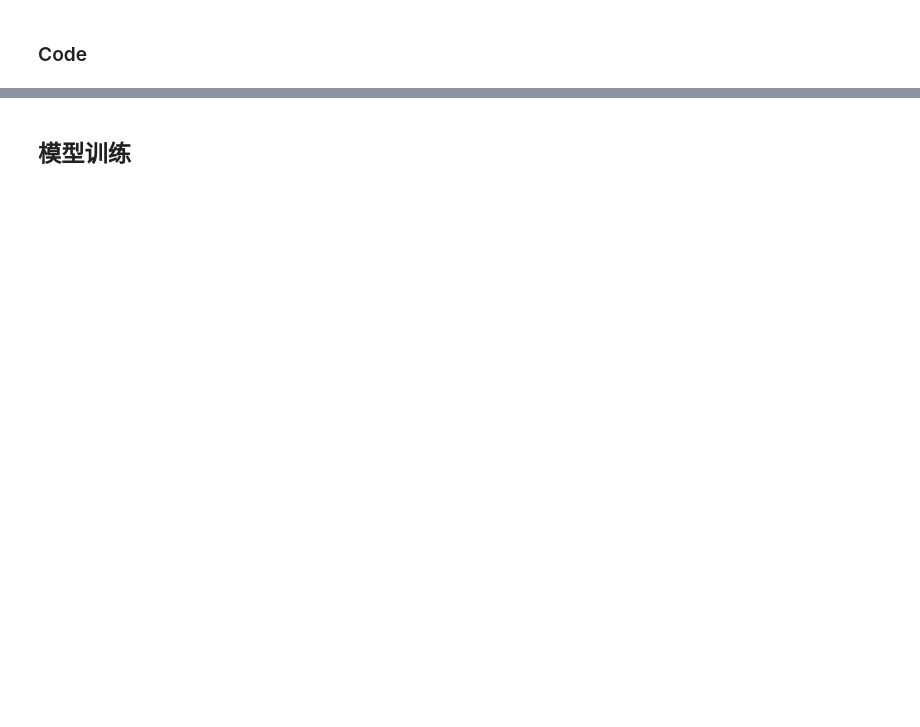
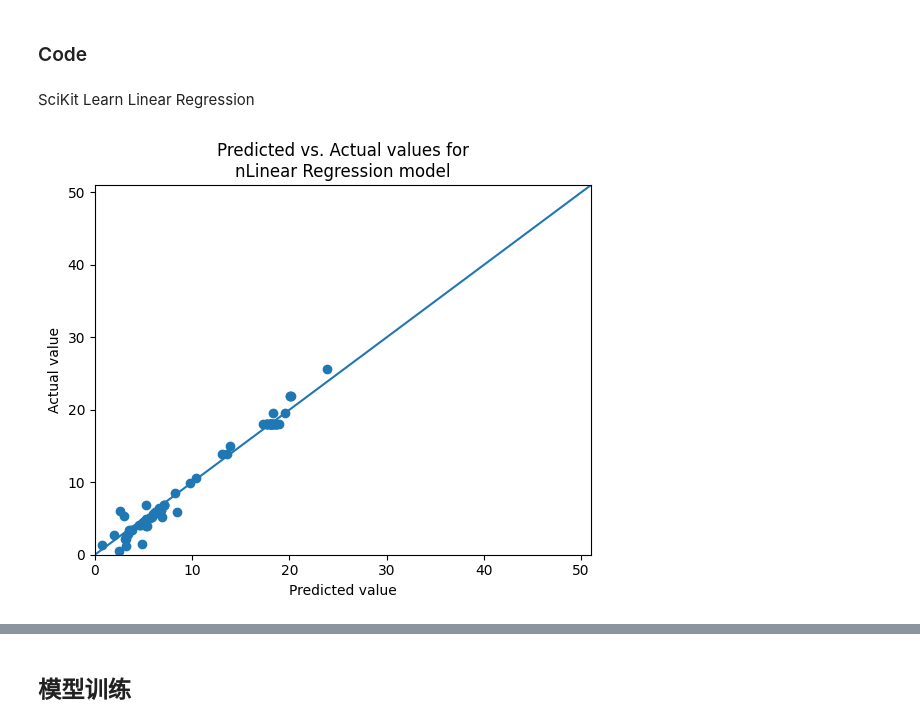
Before and after one commit to navono/keep_learning, a Jupyter notebook: ml/dl/00_neuralNet/00_from_scratch/02_Fundamentals.ipynb, the cells around one changed output, grey strips where cells are left out. Cells and saved outputs as stored; diff of their text form; code cells hidden in the pictures; blank space fills up the shorter version.

```diff
--- a/ml/dl/00_neuralNet/00_from_scratch/02_Fundamentals.ipynb
+++ b/ml/dl/00_neuralNet/00_from_scratch/02_Fundamentals.ipynb
@@ -179,0 +184,47 @@ np.set_printoptions(precision=4)
+# %%
+import pandas as pd
+
+# New source for Boston housing data per https://scikit-learn.org/1.0/whats_new/v1.0.html#changes-1-0
+# data_url = "http://lib.stat.cmu.edu/datasets/boston"
+raw_df = pd.read_csv("./housing.csv", sep="\\s+", skiprows=22, header=None)
+# %%
+data = np.hstack([raw_df.values[::2, :], raw_df.values[1::2, :2]])
+target = raw_df.values[1::2, 2]
+features = np.array(['CRIM', 'ZN', 'INDUS', 'CHAS', 'NOX', 'RM', 'AGE', 'DIS',
+                     'RAD', 'TAX', 'PTRATIO', 'B', 'LSTAT'])
+# %% [markdown]
+SciKit Learn Linear Regression
+# %%
+# Data prepare
+
+from sklearn.preprocessing import StandardScaler
+
+s = StandardScaler()
+data = s.fit_transform(data)
+
+from sklearn.model_selection import train_test_split
+
+X_train, X_test, y_train, y_test = train_test_split(data, target, test_size=0.3, random_state=80718)
+
+y_train, y_test = y_train.reshape(-1, 1), y_test.reshape(-1, 1)
+# %%
+# Regression
+
+from sklearn.linear_model import LinearRegression
+
+lr = LinearRegression(fit_intercept=True)
+lr.fit(X_train, y_train)
+preds = lr.predict(X_test)
+# %%
+import matplotlib.pyplot as plt
+
+plt.xlabel("Predicted value")
+plt.ylabel("Actual value")
+plt.title("Predicted vs. Actual values for\nnLinear Regression model")
+plt.xlim([0, 51])
+plt.ylim([0, 51])
+plt.scatter(preds, y_test)
+plt.plot([0, 51], [0, 51]);
+# plt.savefig(IMG_FILEPATH + "00_linear_real_pred_vs_actual.png");
+# %% [output]
+[figure, added]
```
Also changed, not shown: parts of 18 cells of this notebook, 2 other files.
